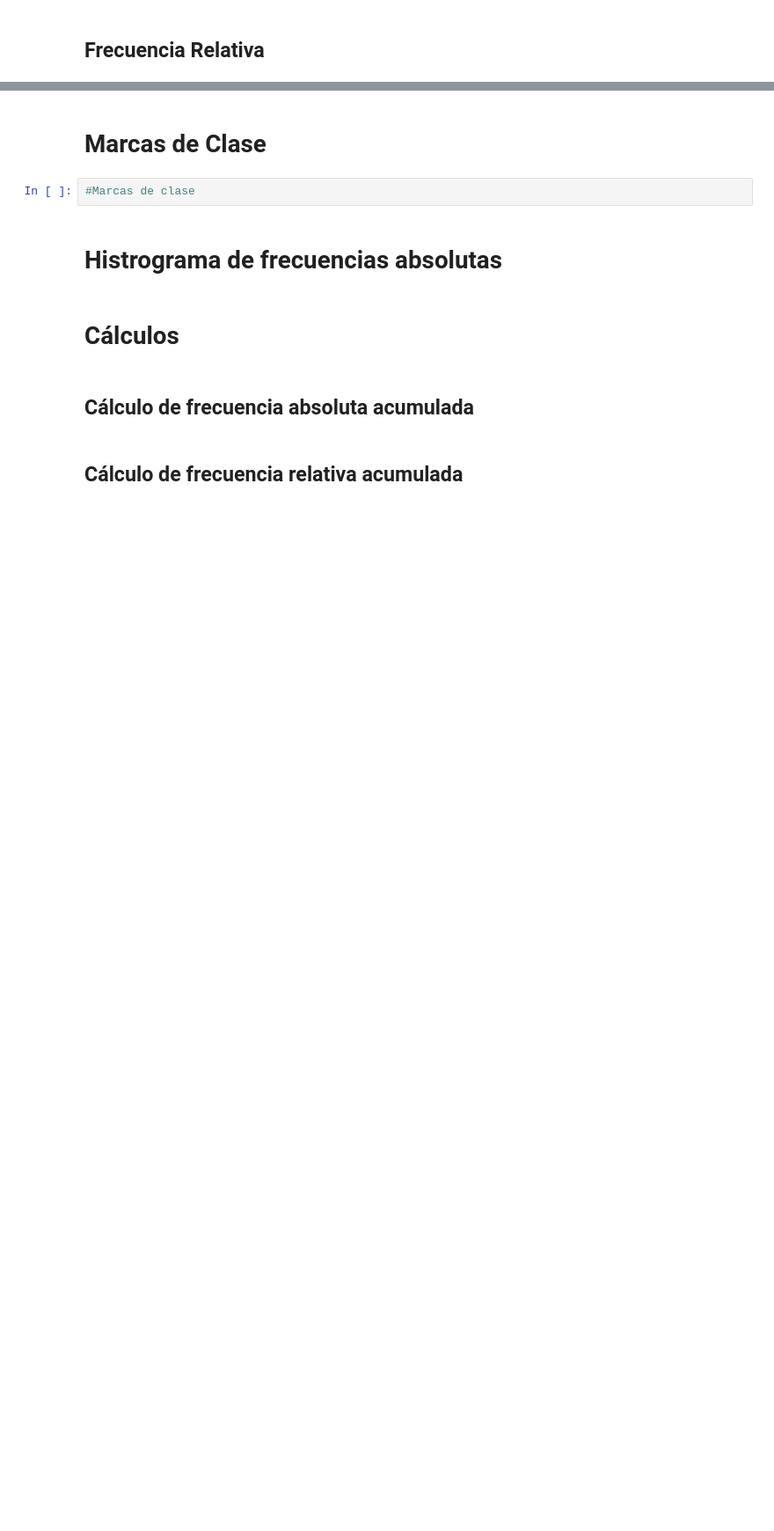
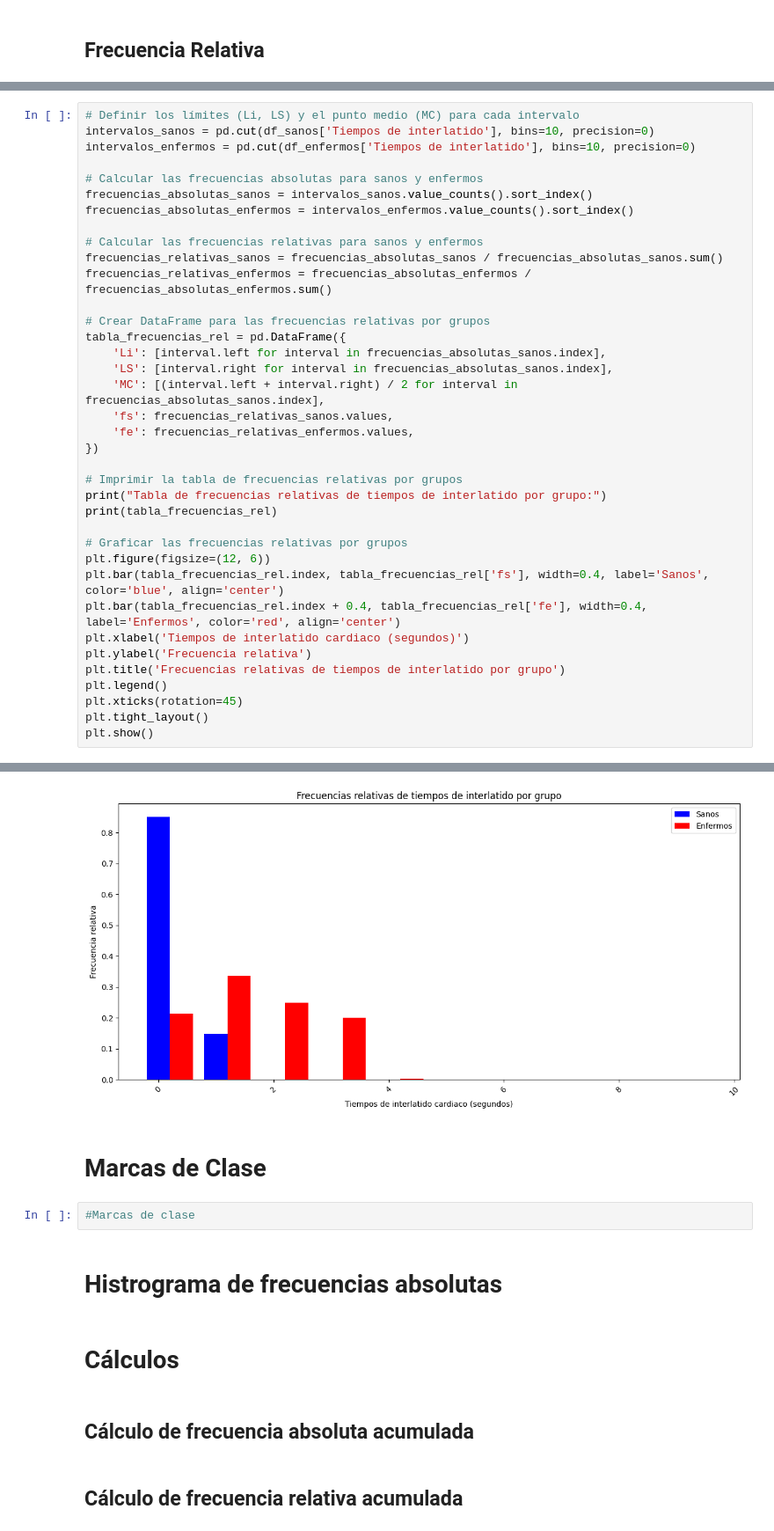
Before and after one commit to ThonnyRG/pacientes_enfermos_y_sanos_analisis, a Jupyter notebook: DATOS_BIOESTADÍSTICOS.ipynb, the cells around one changed output, grey strips where cells are left out. Shown: that part at 88% size. Saved outputs shown, nothing was run; the diff lists cells and outputs as text; blank space fills up the shorter version.

```diff
--- a/DATOS_BIOESTADÍSTICOS.ipynb
+++ b/DATOS_BIOESTADÍSTICOS.ipynb
@@ -375,0 +533,38 @@ Tabla de frecuencias absolutas de tiempos de interlatido para pacientes sanos:
+# %%
+# Definir los límites (Li, LS) y el punto medio (MC) para cada intervalo
+intervalos_sanos = pd.cut(df_sanos['Tiempos de interlatido'], bins=10, precision=0)
+intervalos_enfermos = pd.cut(df_enfermos['Tiempos de interlatido'], bins=10, precision=0)
+
+# Calcular las frecuencias absolutas para sanos y enfermos
+frecuencias_absolutas_sanos = intervalos_sanos.value_counts().sort_index()
+frecuencias_absolutas_enfermos = intervalos_enfermos.value_counts().sort_index()
+
+# Calcular las frecuencias relativas para sanos y enfermos
+frecuencias_relativas_sanos = frecuencias_absolutas_sanos / frecuencias_absolutas_sanos.sum()
+frecuencias_relativas_enfermos = frecuencias_absolutas_enfermos / frecuencias_absolutas_enfermos.sum()
+
+# Crear DataFrame para las frecuencias relativas por grupos
+tabla_frecuencias_rel = pd.DataFrame({
+    'Li': [interval.left for interval in frecuencias_absolutas_sanos.index],
+    'LS': [interval.right for interval in frecuencias_absolutas_sanos.index],
+    'MC': [(interval.left + interval.right) / 2 for interval in frecuencias_absolutas_sanos.index],
+    'fs': frecuencias_relativas_sanos.values,
+    'fe': frecuencias_relativas_enfermos.values,
+})
+
+# Imprimir la tabla de frecuencias relativas por grupos
+print("Tabla de frecuencias relativas de tiempos de interlatido por grupo:")
+print(tabla_frecuencias_rel)
+
+# Graficar las frecuencias relativas por grupos
+plt.figure(figsize=(12, 6))
+plt.bar(tabla_frecuencias_rel.index, tabla_frecuencias_rel['fs'], width=0.4, label='Sanos', color='blue', align='center')
+plt.bar(tabla_frecuencias_rel.index + 0.4, tabla_frecuencias_rel['fe'], width=0.4, label='Enfermos', color='red', align='center')
+plt.xlabel('Tiempos de interlatido cardiaco (segundos)')
+plt.ylabel('Frecuencia relativa')
+plt.title('Frecuencias relativas de tiempos de interlatido por grupo')
+plt.legend()
+plt.xticks(rotation=45)
+plt.tight_layout()
+plt.show()
+# %% [output]
@@ -376,3 +583,4 @@ Tabla de frecuencias absolutas de tiempos de interlatido para pacientes sanos:
+[figure, added]
 # %% [markdown]
 # Marcas de Clase
 # %%
```
Also changed, not shown: parts of 9 cells of this notebook.
